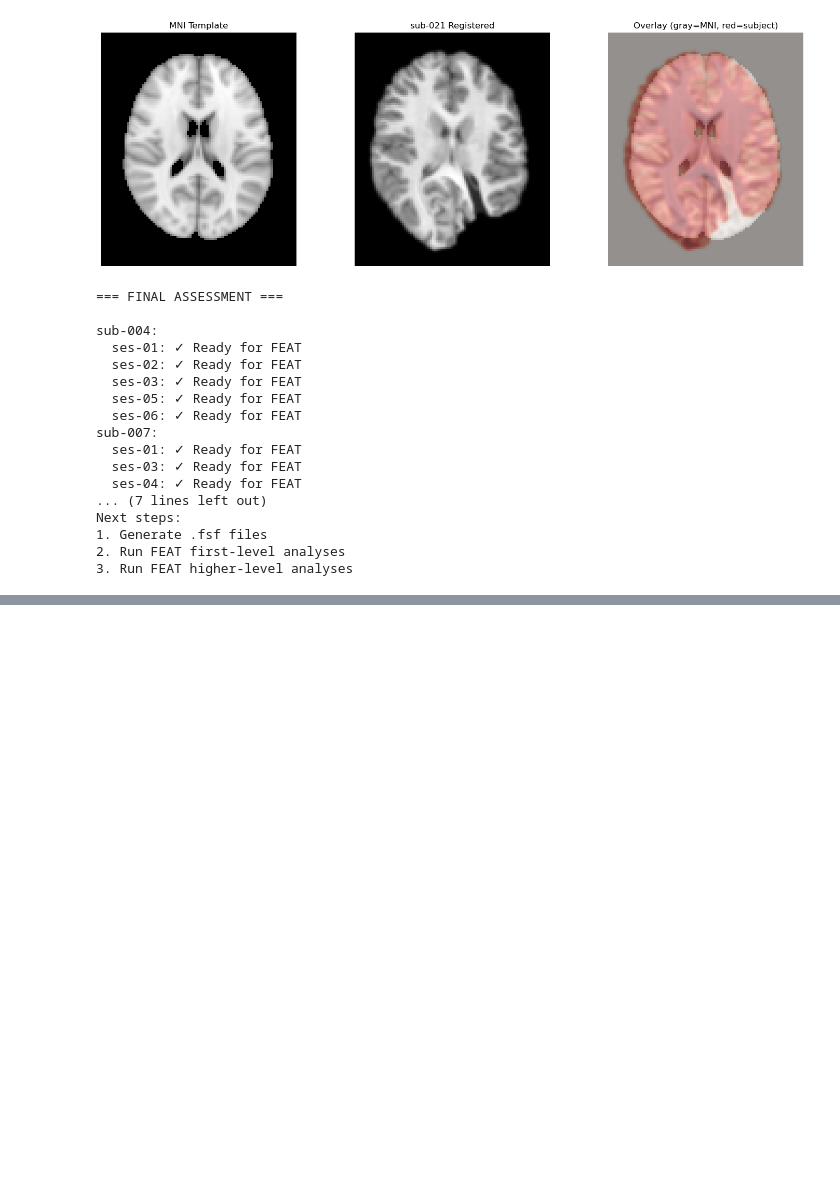
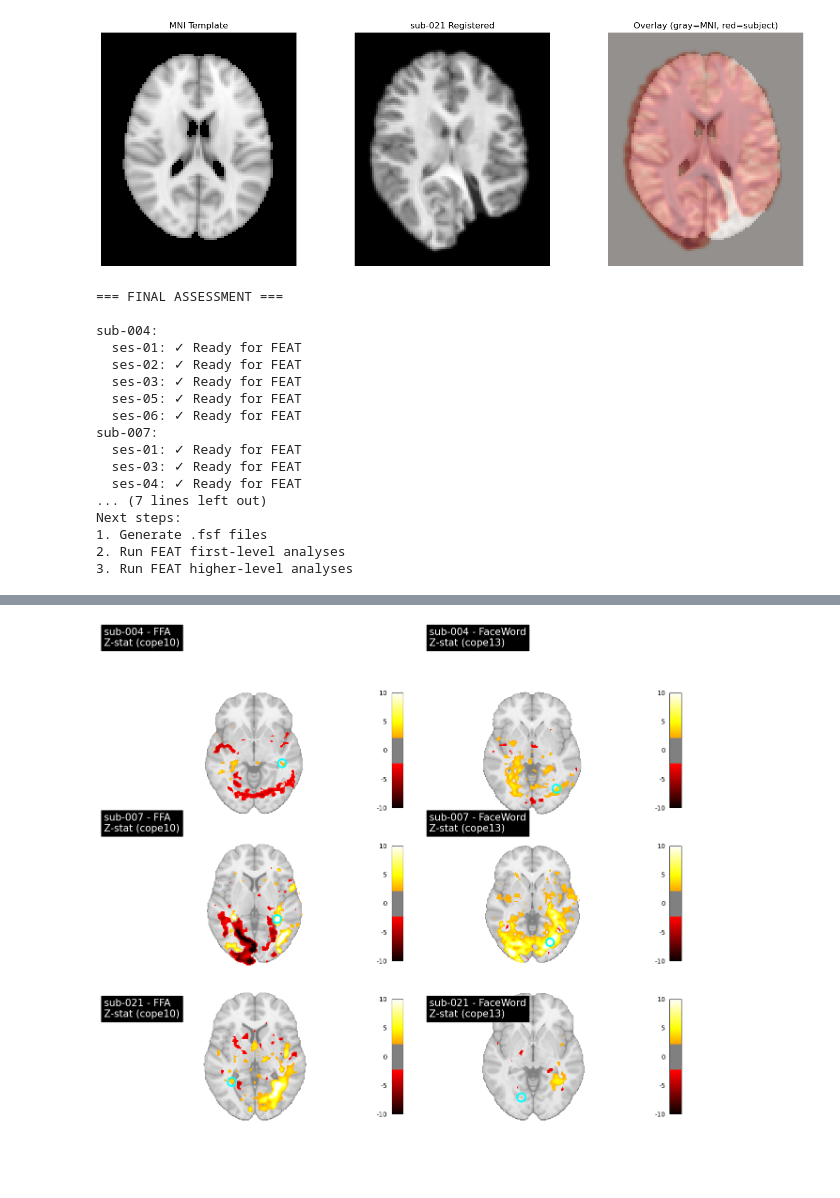
Before and after one commit to cnsimmons/long_pt, a Jupyter notebook: A_preprocessing_scripts/quality_checks/02.5_qc_brainmirror_mni.ipynb, the cells around one changed output, grey strips where cells are left out. Saved outputs shown, nothing was run; the diff lists cells and outputs as text; code cells hidden in the pictures; blank space fills up the shorter version.

```diff
--- a/A_preprocessing_scripts/quality_checks/02.5_qc_brainmirror_mni.ipynb
+++ b/A_preprocessing_scripts/quality_checks/02.5_qc_brainmirror_mni.ipynb
@@ -291,0 +486,75 @@ Next steps:
+# %%
+import nibabel as nib
+import matplotlib.pyplot as plt
+import numpy as np
+from nilearn import plotting
+import pandas as
+
+base = '/user_data/csimmon2/long_pt'
+coords_df = pd.read_csv(f'{base}/analyses/functional_roi_spheres_niftimasker.csv')
+
+rois_to_plot = ['FFA', 'FaceWord']
+radius = 6
+
+fig = plt.figure(figsize=(14, 12))
+
+def create_sphere_mask(img, center_coords, radius_mm):
+    data = img.get_fdata()
+    affine = img.affine
+    i, j, k = np.meshgrid(range(data.shape[0]),
+                          range(data.shape[1]),
+                          range(data.shape[2]), indexing='ij')
+    coords_voxel = np.column_stack([i.ravel(), j.ravel(), k.ravel()])
+    coords_mm = nib.affines.apply_affine(affine, coords_voxel)
+    distances = np.sqrt(np.sum((coords_mm - center_coords)**2, axis=1))
+    sphere = (distances <= radius_mm).reshape(data.shape).astype(np.uint8)
+    return nib.Nifti1Image(sphere, affine)
+
+plot_idx = 1
+for row, subject in enumerate(['sub-004', 'sub-007', 'sub-021']):
+    for col, roi_name in enumerate(rois_to_plot):
+        roi_data = coords_df[(coords_df['subject'] == subject) &
+                             (coords_df['roi'] == roi_name) &
+                             (coords_df['radius_mm'] == radius)]
+
+        if roi_data.empty:
+            plot_idx += 1
+            continue
+
+        cope_num = int(roi_data['cope'].values[0])
+        peak_coords = np.array([
+            roi_data['peak_x'].values[0],
+            roi_data['peak_y'].values[0],
+            roi_data['peak_z'].values[0]
+        ])
+
+        zstat_file = f'{base}/{subject}/ses-01/derivatives/fsl/loc/HighLevel.gfeat/cope{cope_num}.feat/stats/zstat1.nii.gz'
+        zstat = nib.load(zstat_file)
+        sphere_img = create_sphere_mask(zstat, peak_coords, radius)
+
+        ax = plt.subplot(3, 2, plot_idx)
+
+        display = plotting.plot_stat_map(
+            zstat,
+            threshold=2.3,
+            vmax=10,
+            display_mode='z',
+            cut_coords=[peak_coords[2]],
+            axes=ax,
+            colorbar=True,
+            cmap='hot',
+            annotate=False,
+            title=f'{subject} - {roi_name}\nZ-stat (cope{cope_num})'
+        )
+
+        display.add_contours(sphere_img, colors='cyan', linewidths=2.5, levels=[0.5])
+
+        plot_idx += 1
+
+plt.tight_layout()
+plt.savefig(f'{base}/analyses/spheres_with_colorbar.png', dpi=150, bbox_inches='tight')
+print("Saved visualization with colorbars")
+print("\nColor legend:")
+print("  Hot colormap = Z-statistic values (functional activation)")
+print("  Cyan contour = 6mm sphere ROI boundary")
+# %% [output]
@@ -291,0 +566 @@ Next steps:
+[figure, added]
```
Also changed, not shown: parts of 7 cells of this notebook, 3 other files.
